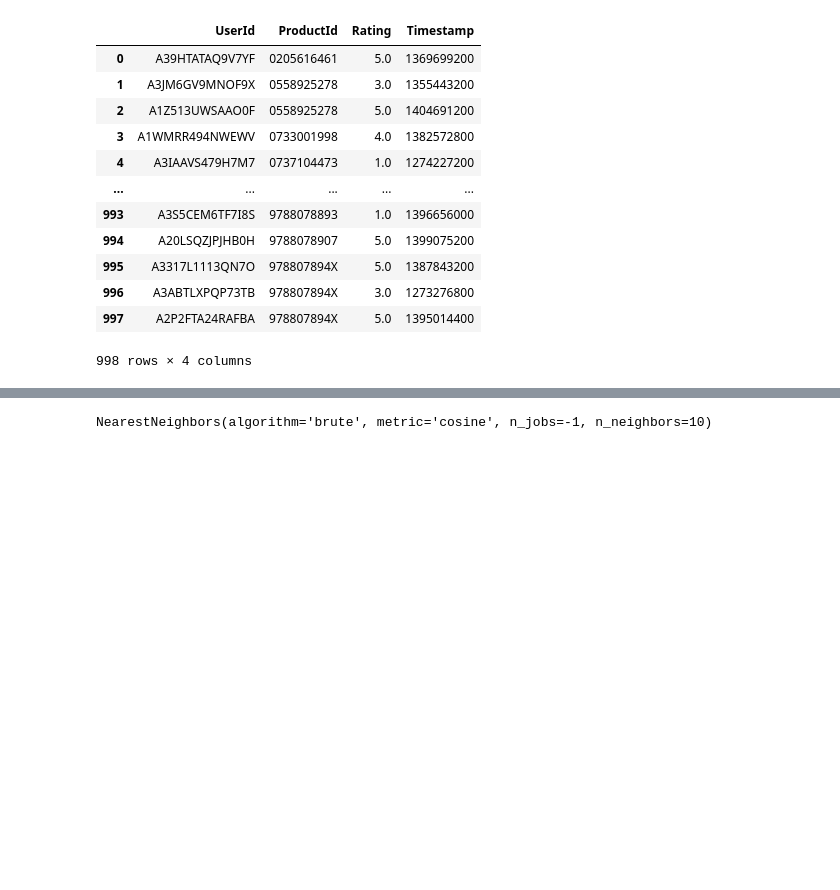
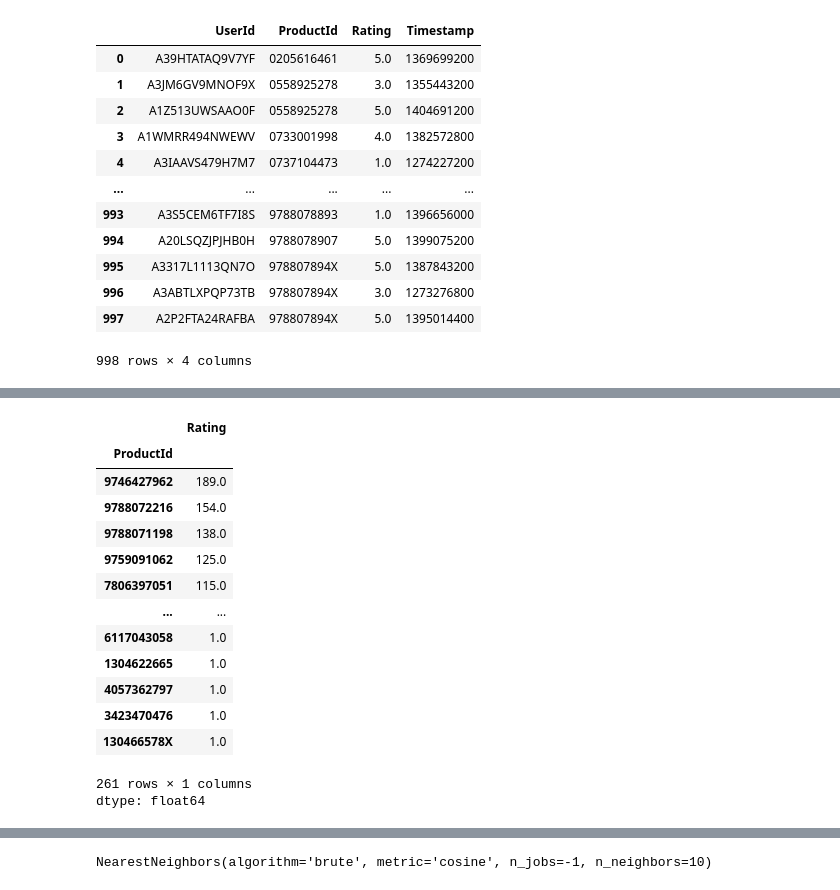
Before and after one commit to marshanabilah/recommendation-system, a Jupyter notebook: rec_system_ratings.ipynb, the cells around one changed output, grey strips where cells are left out. Cells and saved outputs as stored; diff of their text form; code cells hidden in the pictures; blank space fills up the shorter version.

```diff
--- a/rec_system_ratings.ipynb
+++ b/rec_system_ratings.ipynb
@@ -31,0 +76,18 @@ df_ratings
+# %%
+df_ratings.groupby(['ProductId']).agg({"Rating":"sum"})['Rating'].sort_values(ascending=False)
+# %% [output]
+|  | Rating |
+| ProductId |  |
+| 9746427962 | 189.0 |
+| 9788072216 | 154.0 |
+| 9788071198 | 138.0 |
+| 9759091062 | 125.0 |
+| 7806397051 | 115.0 |
+| ... | ... |
+| 6117043058 | 1.0 |
+| 1304622665 | 1.0 |
+| 4057362797 | 1.0 |
+| 3423470476 | 1.0 |
+| 130466578X | 1.0 |
+261 rows × 1 columns
+dtype: float64
```
Also changed, not shown: parts of 6 cells of this notebook.
